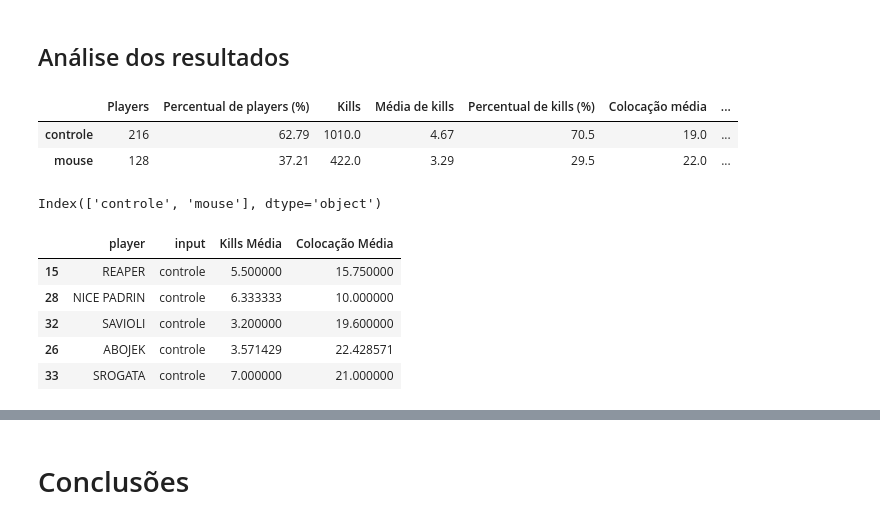
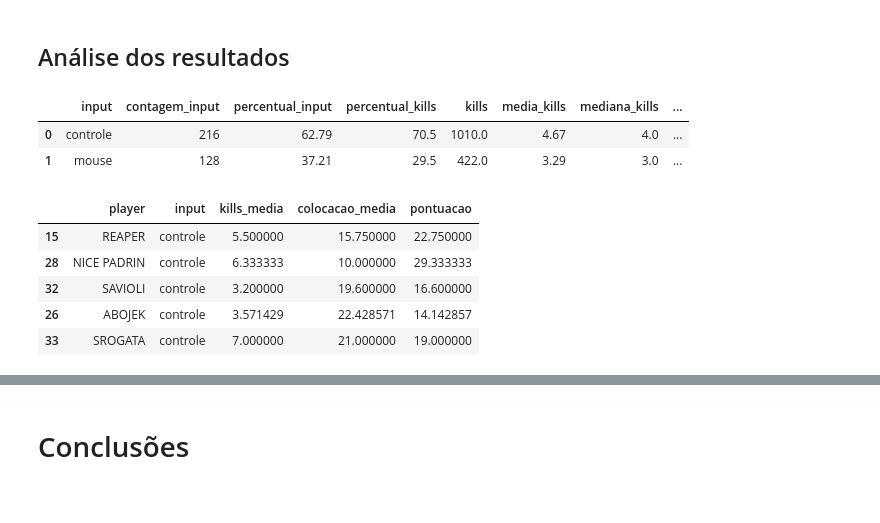
Before and after one commit to GodoyLucas/king_of_rebirth, a Jupyter notebook: Notebooks/King_of_Rebirth_Final.ipynb, the cells around one changed output, grey strips where cells are left out. Drawn from its saved outputs; the diff is of its cells as text; code cells hidden in the pictures.

```diff
--- a/Notebooks/King_of_Rebirth_Final.ipynb
+++ b/Notebooks/King_of_Rebirth_Final.ipynb
@@ -379,33 +379,32 @@ Com o tratamento, os players de controle têm, em média, 41.89% na média de ki
 # %%
 frequencia_input = final_tratado['input'].value_counts()
 percentual_input = (final_tratado['input'].value_counts(normalize = True) * 100).round(2)
-dist_freq_input = pd.DataFrame({'Players': frequencia_input, 'Percentual de players (%)': percentual_input})
-dist_freq_input['Kills'] = final_tratado.groupby(['input'])[['kills']].sum().round()
-dist_freq_input['Média de kills'] = final_tratado.groupby(['input'])[['kills']].mean().round(2)
-dist_freq_input['Percentual de kills (%)'] = ((final_tratado.groupby(['input'])[['kills']].sum() / final_tratado.kills.sum()) * 100).round(1)
-dist_freq_input['Colocação média'] = final_tratado.groupby(['input'])[['colocacao']].mean().round()
-dist_freq_input['Colocação mediana'] = final_tratado.groupby(['input'])[['colocacao']].median().round()
+dist_freq_input = pd.DataFrame({'input': frequencia_input.index, 'contagem_input': frequencia_input, 'percentual_input': percentual_input})
+dist_freq_input['percentual_kills'] = ((final_tratado.groupby(['input'])[['kills']].sum() / final_tratado.kills.sum()) * 100).round(1)
+dist_freq_input['kills'] = final_tratado.groupby(['input'])[['kills']].sum().round()
+dist_freq_input['media_kills'] = final_tratado.groupby(['input'])[['kills']].mean().round(2)
+dist_freq_input['mediana_kills'] = final_tratado.groupby(['input'])[['kills']].median()
+dist_freq_input['colocacao_media'] = final_tratado.groupby(['input'])[['colocacao']].mean().round(2)
+dist_freq_input['colocacao_mediana'] = final_tratado.groupby(['input'])[['colocacao']].median().round(2)
+dist_freq_input.reset_index(inplace=True, drop=True)
 dist_freq_input
 # %% [output]
-|  | Players | Percentual de players (%) | Kills | Média de kills | Percentual de kills (%) | Colocação média | ... |
-| controle | 216 | 62.79 | 1010.0 | 4.67 | 70.5 | 19.0 | ... |
-| mouse | 128 | 37.21 | 422.0 | 3.29 | 29.5 | 22.0 | ... |
+|  | input | contagem_input | percentual_input | percentual_kills | kills | media_kills | mediana_kills | ... |
+| 0 | controle | 216 | 62.79 | 70.5 | 1010.0 | 4.67 | 4.0 | ... |
+| 1 | mouse | 128 | 37.21 | 29.5 | 422.0 | 3.29 | 3.0 | ... |
-# %%
-dist_freq_input.index
-# %% [output]
-Index(['controle', 'mouse'], dtype='object')
 # %%
 players = pd.DataFrame(final_tratado.player.unique(), columns = ['player'])
 players = pd.merge(players, final_tratado[['input', 'player']], on=['player'], how='left')
 players.drop_duplicates(inplace=True)
 players = pd.merge(players, (final_tratado.groupby(['player', 'input'])[['kills', 'colocacao']].mean()), on=['player'], how='left')
-players.rename(columns={'kills': 'Kills Média', 'colocacao': 'Colocação Média'}, inplace = True)
+players.rename(columns={'kills': 'kills_media', 'colocacao': 'colocacao_media'}, inplace = True)
+players['pontuacao'] = players.colocacao_media.max() - players.colocacao_media + players.kills_media
 players = players.sort_values('input')
 players.head()
 # %% [output]
-|  | player | input | Kills Média | Colocação Média |
-| 15 | REAPER | controle | 5.500000 | 15.750000 |
-| 28 | NICE PADRIN | controle | 6.333333 | 10.000000 |
-| 32 | SAVIOLI | controle | 3.200000 | 19.600000 |
-| 26 | ABOJEK | controle | 3.571429 | 22.428571 |
-| 33 | SROGATA | controle | 7.000000 | 21.000000 |
+|  | player | input | kills_media | colocacao_media | pontuacao |
+| 15 | REAPER | controle | 5.500000 | 15.750000 | 22.750000 |
+| 28 | NICE PADRIN | controle | 6.333333 | 10.000000 | 29.333333 |
+| 32 | SAVIOLI | controle | 3.200000 | 19.600000 | 16.600000 |
+| 26 | ABOJEK | controle | 3.571429 | 22.428571 | 14.142857 |
+| 33 | SROGATA | controle | 7.000000 | 21.000000 | 19.000000 |
```
Also changed, not shown: parts of 34 cells of this notebook.
